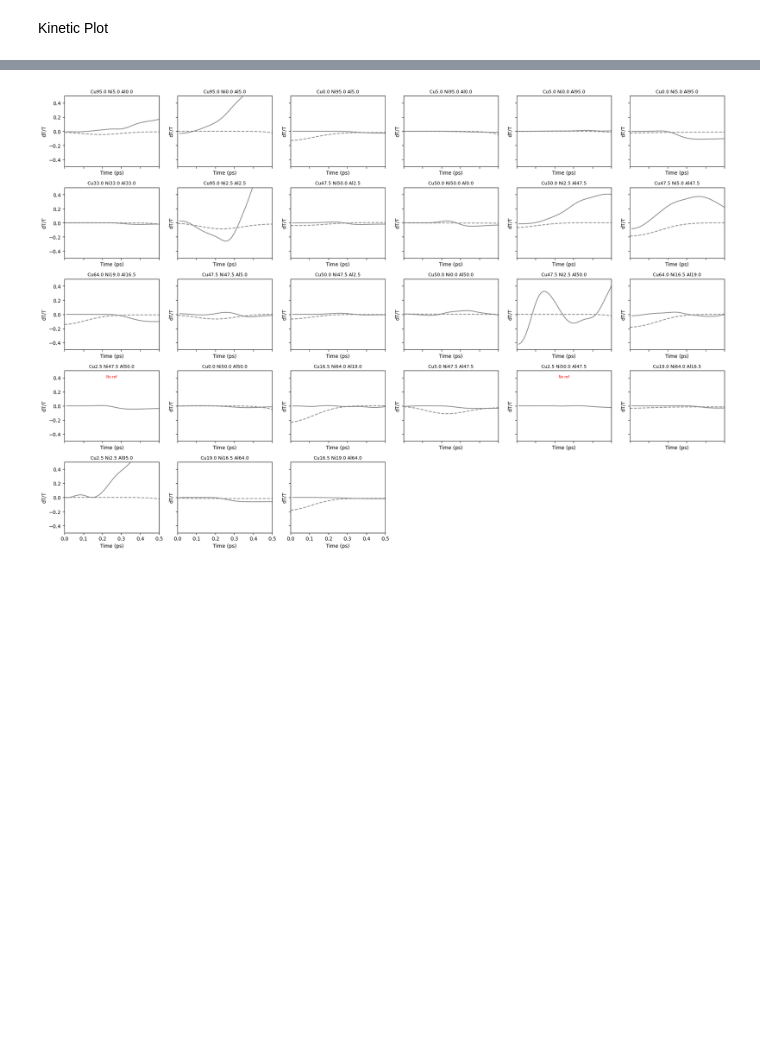
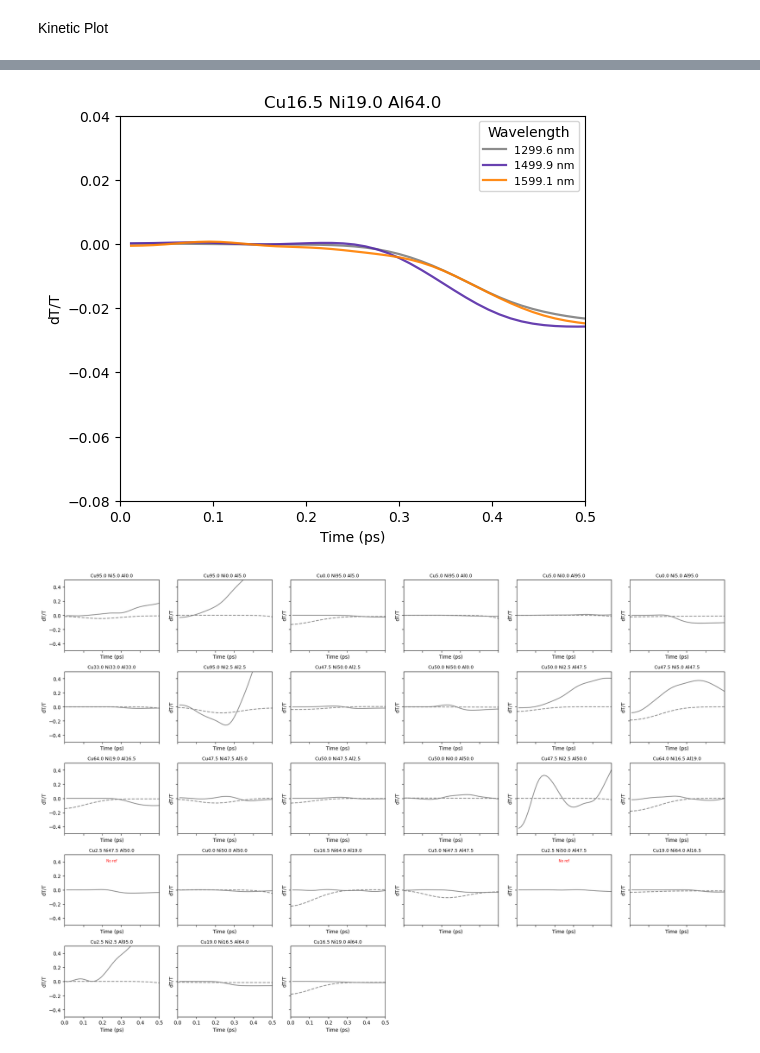
Before and after one commit to linarojas0824/Hybrid-Experimental-Data-Driven-Workflow, a Jupyter notebook: scripts/Notebooks/Pump_Probe_Results.ipynb, the cells around one changed output, grey strips where cells are left out. Saved outputs shown, nothing was run; the diff lists cells and outputs as text; code cells hidden in the pictures; blank space fills up the shorter version.

```diff
--- a/scripts/Notebooks/Pump_Probe_Results.ipynb
+++ b/scripts/Notebooks/Pump_Probe_Results.ipynb
@@ -230,3 +229,24 @@ plt.show()
+# %%
+df = master_time[3].drop(columns=['sample', 'power_mW'])
+
+fig, ax = plt.subplots(figsize=(6,5))
+
+pl.kinetic_plot(
+    df,
+    wavelengths=[1300, 1500, 1600],
+    xlim=(0, 0.5),
+    ylim=(-0.08, 0.04),
+    ax=ax,
+    legend=True,
+    add_colorbar=False
+)
+
+title = df_compo.loc[df_compo["ID"] == sample, "symbol"].iloc[0]
+ax.set_title(title)
+
+plt.show()
+# %% [output]
+[figure, added]
 # %%
 sample_data = np.array(list(master_time.keys()))
 n = len(sample_data)
```
Also changed, not shown: parts of 3 cells of this notebook, 1 other file.
